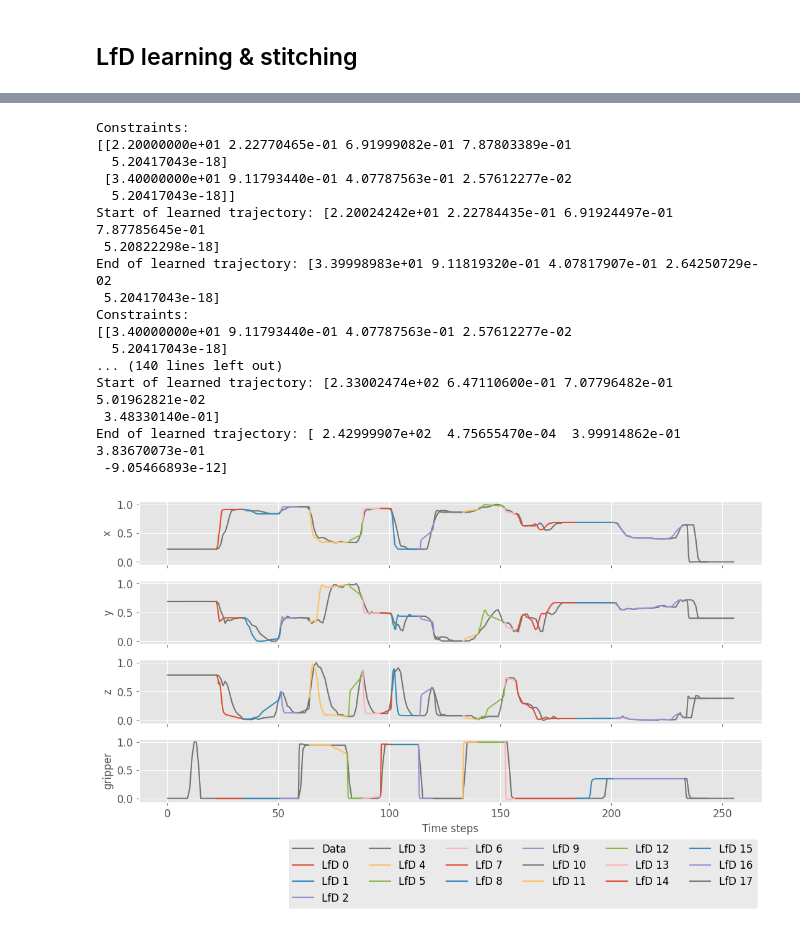
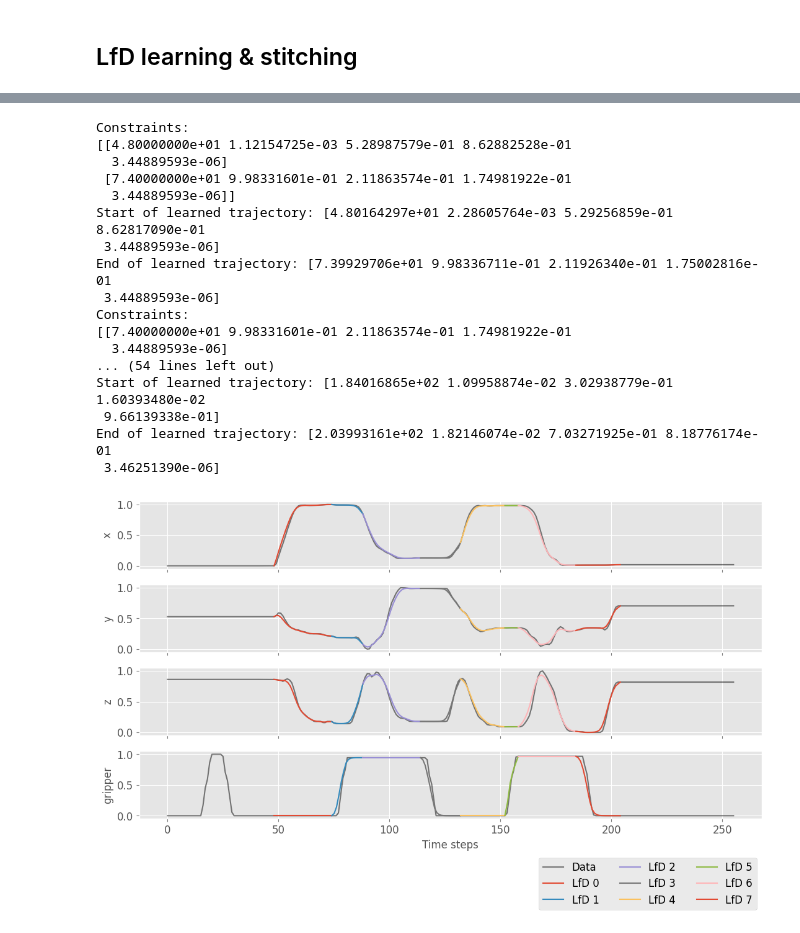
Before and after one commit to kir0ul/sdl, a Jupyter notebook: skills-segm-lib.ipynb, the cells around one changed output, grey strips where cells are left out. Saved outputs shown, nothing was run; the diff lists cells and outputs as text; code cells hidden in the pictures.

Commit message:
fix: Change Point Detection

```diff
--- a/skills-segm-lib.ipynb
+++ b/skills-segm-lib.ipynb
@@ -58,7 +58,7 @@ True
 # bagfiles = get_bagfiles_from_json(ground_truth_segm_file=ground_truth_segm_file)
 # bagfiles
 # %%
-filenum = 1
+filenum = 5
 # bagfile = bagfiles[filenum]
 # bagfile
 # %%
@@ -669,6 +594,6 @@ true_chg_pts_resampled
 # %%
 # detection
-algo = rpt.Pelt(model="rbf").fit(X_down_scaled)
+algo = rpt.Pelt(model="rbf", min_size=2, jump=2).fit(X_down_scaled)
 # algo = rpt.KernelCPD(kernel="rbf").fit(X_down_scaled)
 # algo = rpt.KernelCPD(kernel="cosine").fit(X_scaled)
 computed_chg_pts = algo.predict(pen=penalty)
@@ -704,6 +629,7 @@ with plt.style.context("ggplot_perso.mplstyle"):
 # %%
-## To be removed
-computed_chg_pts = true_chg_pts_resampled
+assert len(computed_chg_pts) == len(true_chg_pts_resampled), (
+    "CPD method didn't the right number of segments"
+)
 # %%
 # chg_pts_all = np.concat([[0], computed_chg_pts])
 chg_pts_all = computed_chg_pts[:-1]
@@ -859,8 +756,8 @@ pos_segm.shape
 n_dims = pos_segm.shape[1]
 # %%
 n_nodes = 35
-stretch = 0.001
-bend = 0.001
+stretch = 0.005
+bend = 0.005
 weighting = "uniform"
 downsampling = "distance"
 # %%
@@ -912,4 +789,5 @@ LfD_segm_17.txt
 # %%
+n_nodes_tmp = n_nodes
 with plt.style.context("ggplot_perso.mplstyle"):
     fig, axes = plt.subplots(
         nrows=pos_segm.shape[1], ncols=1, sharex=True, figsize=(11, 7)
@@ -931,6 +809,12 @@ with plt.style.context("ggplot_perso.mplstyle"):
 
     # chg_pts_all[-1] = chg_pts_all[-1] - 1
     for seg_i, seg_v in enumerate(chg_pts_all[:-1]):
+        ## Number of ElMaps nodes can't be greater than the number of data points
+        n_nodes = n_nodes_tmp
+        num_pts_cur = abs(chg_pts_all[seg_i + 1] - chg_pts_all[seg_i])
+        if num_pts_cur < n_nodes:
+            n_nodes = num_pts_cur
+
         ts_segm_ref = np.linspace(
             start=chg_pts_all[seg_i], stop=chg_pts_all[seg_i + 1], num=n_nodes
         )
@@ -961,6 +845,13 @@ with plt.style.context("ggplot_perso.mplstyle"):
                 ],
             )
         )
+
+        # # To be removed
+        # if seg_i == 6:
+        #     constraints[-1, 2] += 0.09
+        # if seg_i == 7:
+        #     constraints[0, 2] += 0.09
+
         print(f"Constraints:\n{constraints}")
         new_traj = elmap.optimize_map(
             consts=constraints,
@@ -970,46 +861,46 @@ with plt.style.context("ggplot_perso.mplstyle"):
         print(f"Start of learned trajectory: {new_traj[0]}")
         print(f"End of learned trajectory: {new_traj[-1]}")
         new_traj_unscaled = minmaxscaler.inverse_transform(
             np.hstack((new_traj_end, np.zeros((new_traj_end.shape[0], nsegments))))
         )[:, colsids2keep]
         np.savetxt(
             f"LfD_segm_{seg_i}.txt",
             new_traj_unscaled,
             delimiter=",",
             header=", ".join(list(plt_labels)),
         )
 
         for axi, axv in enumerate(axes):
             axv.plot(
                 ts_segm_ref,
                 new_traj_end[:, axi],
                 # color=cmap[seg_i],
                 label=f"LfD {seg_i}",
             )
 
     axes[-1].set_xlabel("Time steps")
     axes[-1].legend(
         bbox_to_anchor=(1, -0.5), ncol=round((nsegments + 1) / 3), fontsize=12
     )
     fig.tight_layout()
 
     plt.show()
 # %% [output]
 Constraints:
-[[2.20000000e+01 2.22770465e-01 6.91999082e-01 7.87803389e-01
-  5.20417043e-18]
- [3.40000000e+01 9.11793440e-01 4.07787563e-01 2.57612277e-02
-  5.20417043e-18]]
-Start of learned trajectory: [2.20024242e+01 2.22784435e-01 6.91924497e-01 7.87785645e-01
- 5.20822298e-18]
-End of learned trajectory: [3.39998983e+01 9.11819320e-01 4.07817907e-01 2.64250729e-02
- 5.20417043e-18]
+[[4.80000000e+01 1.12154725e-03 5.28987579e-01 8.62882528e-01
+  3.44889593e-06]
+ [7.40000000e+01 9.98331601e-01 2.11863574e-01 1.74981922e-01
+  3.44889593e-06]]
+Start of learned trajectory: [4.80164297e+01 2.28605764e-03 5.29256859e-01 8.62817090e-01
+ 3.44889593e-06]
+End of learned trajectory: [7.39929706e+01 9.98336711e-01 2.11926340e-01 1.75002816e-01
+ 3.44889593e-06]
 Constraints:
-[[3.40000000e+01 9.11793440e-01 4.07787563e-01 2.57612277e-02
-  5.20417043e-18]
-... (140 lines left out)
-Start of learned trajectory: [2.33002474e+02 6.47110600e-01 7.07796482e-01 5.01962821e-02
- 3.48330140e-01]
-End of learned trajectory: [ 2.42999907e+02  4.75655470e-04  3.99914862e-01  3.83670073e-01
- -9.05466893e-12]
+[[7.40000000e+01 9.98331601e-01 2.11863574e-01 1.74981922e-01
+  3.44889593e-06]
+... (54 lines left out)
+Start of learned trajectory: [1.84016865e+02 1.09958874e-02 3.02938779e-01 1.60393480e-02
+ 9.66139338e-01]
+End of learned trajectory: [2.03993161e+02 1.82146074e-02 7.03271925e-01 8.18776174e-01
+ 3.46251390e-06]
-[figure, old version]
+[figure, new version]
```
Also changed, not shown: parts of 33 cells of this notebook, 2 other files.
